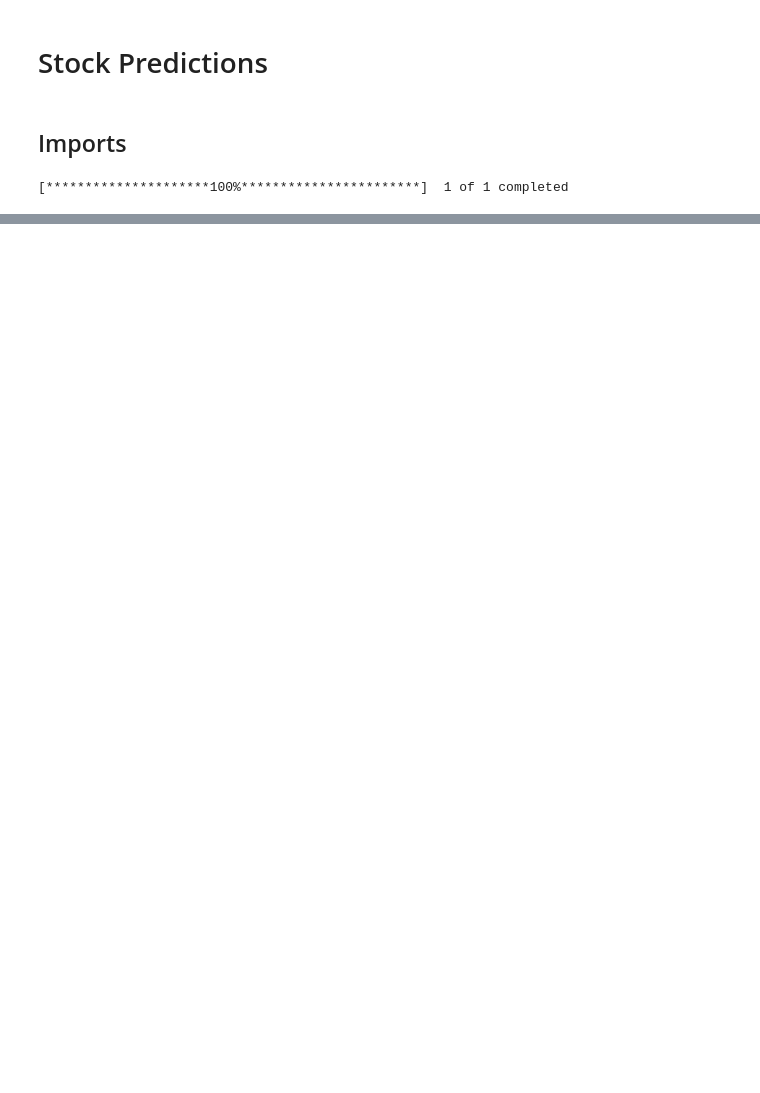
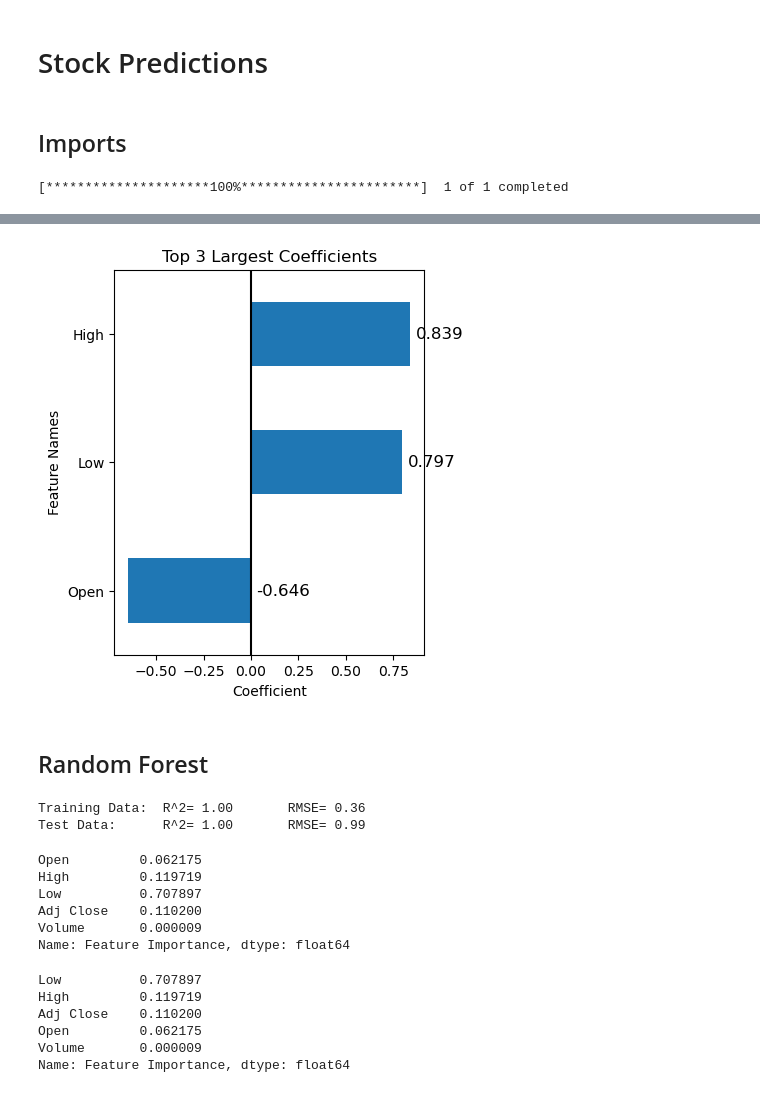
Before and after one commit to chrishunt11/Algorithmic_Trading_Python, a Jupyter notebook: Stock Predictions.ipynb, the cells around one changed output, grey strips where cells are left out. Drawn from its saved outputs; the diff is of its cells as text; code cells hidden in the pictures; blank space fills up the shorter version.

```diff
--- a/Stock Predictions.ipynb
+++ b/Stock Predictions.ipynb
@@ -61,0 +293,13 @@ Model Predictions:
+# %%
+num_pipe = make_pipeline(SimpleImputer(strategy='mean'))
+# %%
+preprocessor = make_column_transformer((num_pipe, num_sel), verbose_feature_names_out=False)
+
+preprocessor.fit(X_train)
+feature_names = preprocessor.get_feature_names_out()
+
+X_train_df = pd.DataFrame(preprocessor.transform(X_train),
+                         columns = feature_names, index = X_train.index)
+X_test_df = pd.DataFrame(preprocessor.transform(X_test),
+                        columns = feature_names, index = X_test.index)
+X_test_df.head(3)
@@ -61,0 +320,5 @@ Model Predictions:
+# %%
+# fitting a linear regression model
+lin_reg = LinearRegression()
+lin_reg.fit(X_train_df, y_train)
+evaluate_regression(lin_reg, X_train_df, y_train, X_test_df, y_test)
@@ -61,0 +328,3 @@ Model Predictions:
+# %%
+coeffs = get_coeffs_linreg(lin_reg)
+coeffs
@@ -61,0 +339,35 @@ Model Predictions:
+# %%
+plot_coeffs(coeffs, top_n=3,annotate=True);
+# %% [output]
+[figure, added]
+# %% [markdown]
+## Random Forest
+# %%
+reg = RandomForestRegressor(random_state=SEED)
+reg.fit(X_train_df, y_train)
+evaluate_regression(reg, X_train_df, y_train, X_test_df, y_test)
+# %% [output]
+Training Data:  R^2= 1.00       RMSE= 0.36
+Test Data:      R^2= 1.00       RMSE= 0.99
+# %%
+importances = pd.Series(reg.feature_importances_, index= feature_names,
+                       name='Feature Importance')
+importances
+# %% [output]
+Open         0.062175
+High         0.119719
+Low          0.707897
+Adj Close    0.110200
+Volume       0.000009
+Name: Feature Importance, dtype: float64
+# %%
+## Saving the feature importances sorted from largest to smallest (ascending=False)
+sorted_importance = importances.sort_values(ascending=False)
+sorted_importance
+# %% [output]
+Low          0.707897
+High         0.119719
+Adj Close    0.110200
+Open         0.062175
+Volume       0.000009
+Name: Feature Importance, dtype: float64
```
Also changed, not shown: parts of 30 cells of this notebook, 1 other file.
